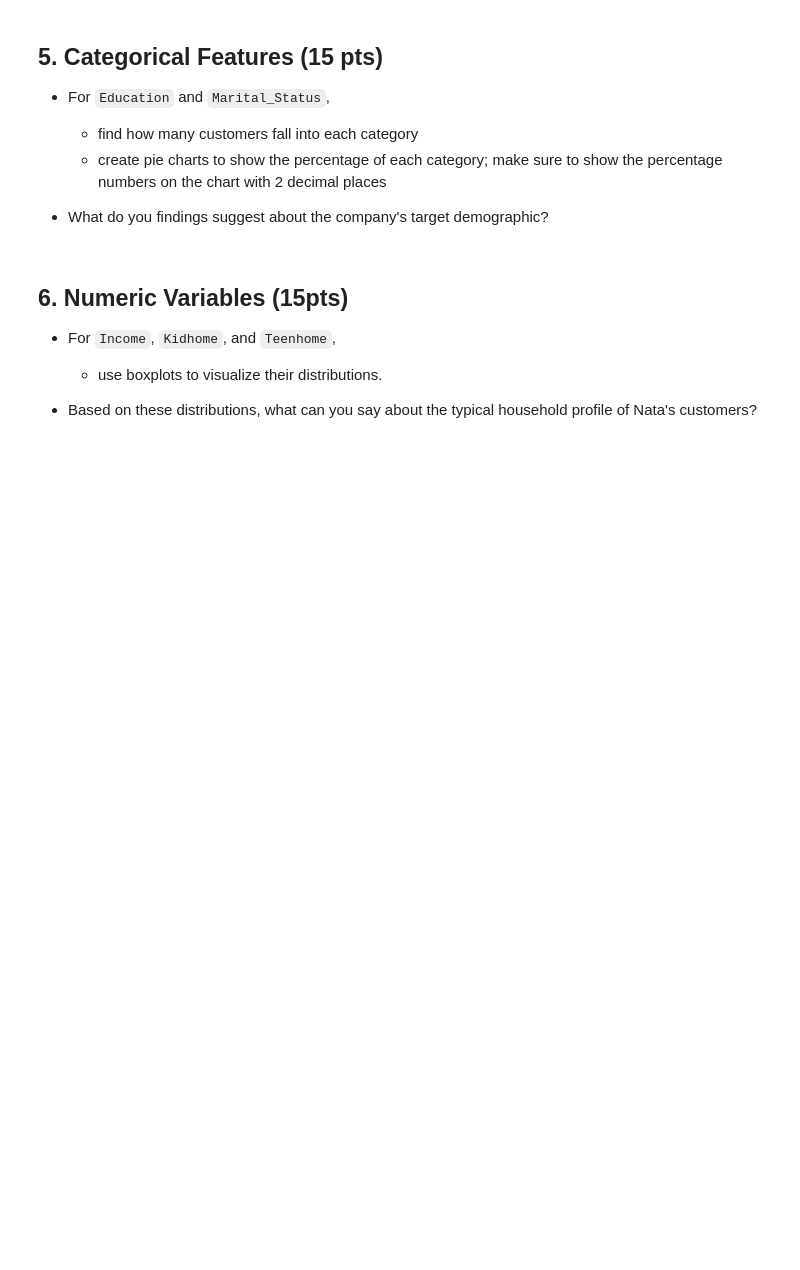
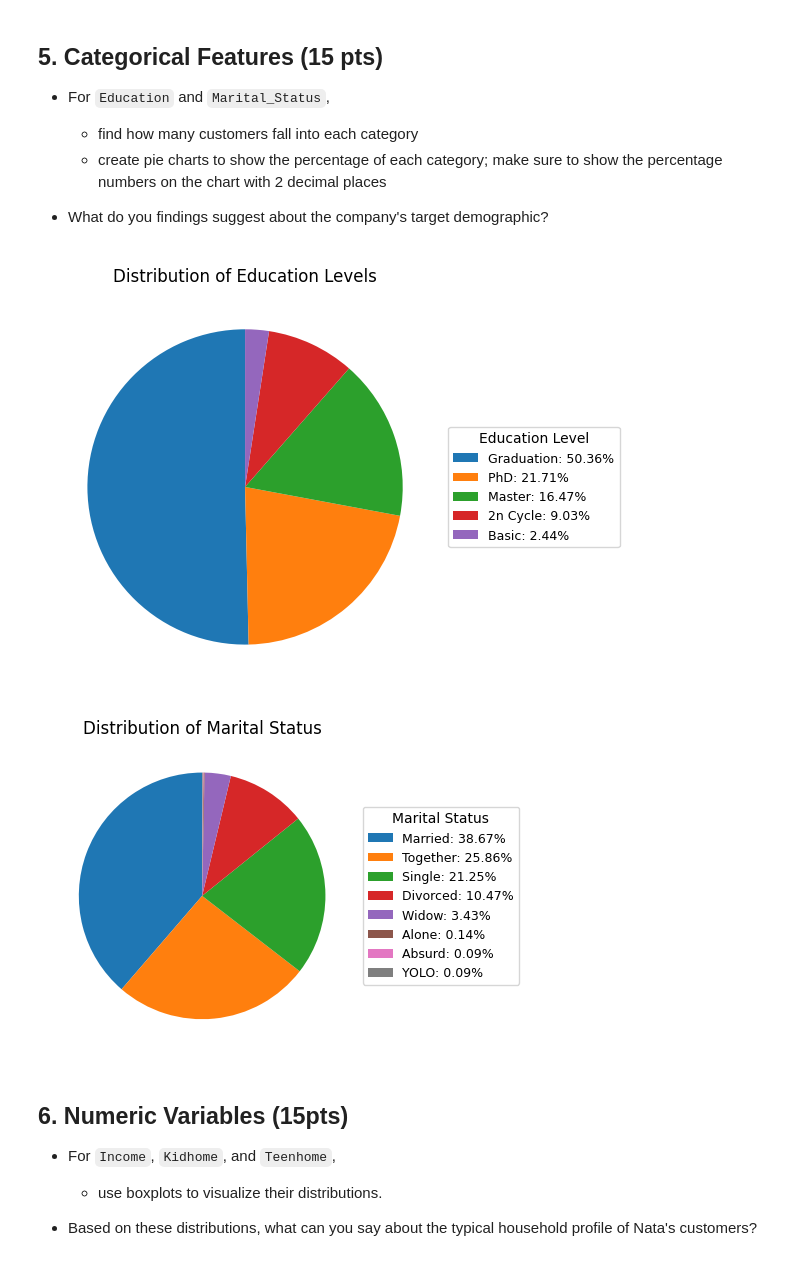
Before and after one commit to Data-Analytics-with-Python/individual-assignment-i-torkelfaa, a Jupyter notebook: Assignment_Notebook_1.ipynb, the cells around one changed output. Drawn from its saved outputs; the diff is of its cells as text; code cells hidden in the pictures; blank space fills up the shorter version.

```diff
--- a/Assignment_Notebook_1.ipynb
+++ b/Assignment_Notebook_1.ipynb
@@ -35,3 +71,7 @@ Please complete all task requested and answer all questions explicitly and suppo
 * Identify any columns with constant values (no variance; all rows have the same value).
 
 * Drop them from your DataFrame and confirm how many columns remain.
+# %%
+df = df.loc[:, df.nunique() != 1]
+
+print(f'{df.shape[1]} columns remain')
@@ -44,3 +86,9 @@ Please complete all task requested and answer all questions explicitly and suppo
   * use `today = datetime.today()` to find the date of today
 
   * use `(today - df["Dt_Customer"]).dt.days` to find the difference between today and the onbard date.
+# %%
+df['Dt_Customer'] = df['Dt_Customer'].astype(str).str.replace('-', '/', regex=False)
+df['Dt_Customer'] = pd.to_datetime(df['Dt_Customer'], dayfirst=True)
+# %%
+df['Customer_Days'] = (datetime.today() - df['Dt_Customer']).dt.days
+df.head()
@@ -53,6 +109,56 @@ Please complete all task requested and answer all questions explicitly and suppo
   * create pie charts to show the percentage of each category; make sure to show the percentage numbers on the chart with 2 decimal places
 
 * What do you findings suggest about the company's target demographic?
+# %%
+counts_education = df['Education'].value_counts()
+counts_marital_status = df['Marital_Status'].value_counts()
+
+# Education chart
+
+plt.figure(figsize=(6, 6))
+wedges, texts = plt.pie(
+    counts_education,
+    startangle=90
+)
+
+plt.legend(
+    [f"{label}: {100*value/counts_education.sum():.2f}%"
+     for label, value in zip(counts_education.index, counts_education.values)],
+    title="Education Level",
+    loc="center left",
+    bbox_to_anchor=(1, 0.5),
+    fontsize=9
+)
+
+plt.title("Distribution of Education Levels")
+plt.tight_layout()
+plt.show()
+
+# Martial Status chart
+
+plt.figure(figsize=(5,5))
+wedges, texts = plt.pie(
+    counts_marital_status,
+    startangle=90
+)
+
+plt.legend(
+    [f"{label}: {100*value/counts_marital_status.sum():.2f}%"
+     for label, value in zip(counts_marital_status.index, counts_marital_status.values)],
+    title="Marital Status",
+    loc="center left",
+    bbox_to_anchor=(1, 0.5),
+    fontsize=9
+)
+
+plt.title("Distribution of Marital Status")
+plt.tight_layout()
+plt.show()
+
+# The pie chart shows a high level of educated couples (married/together) among the demographic.
+# %% [output]
+[figure, added]
+[figure, added]
 # %% [markdown]
 ## 6. Numeric Variables (15pts)
 
```
Also changed, not shown: parts of 9 cells of this notebook.
